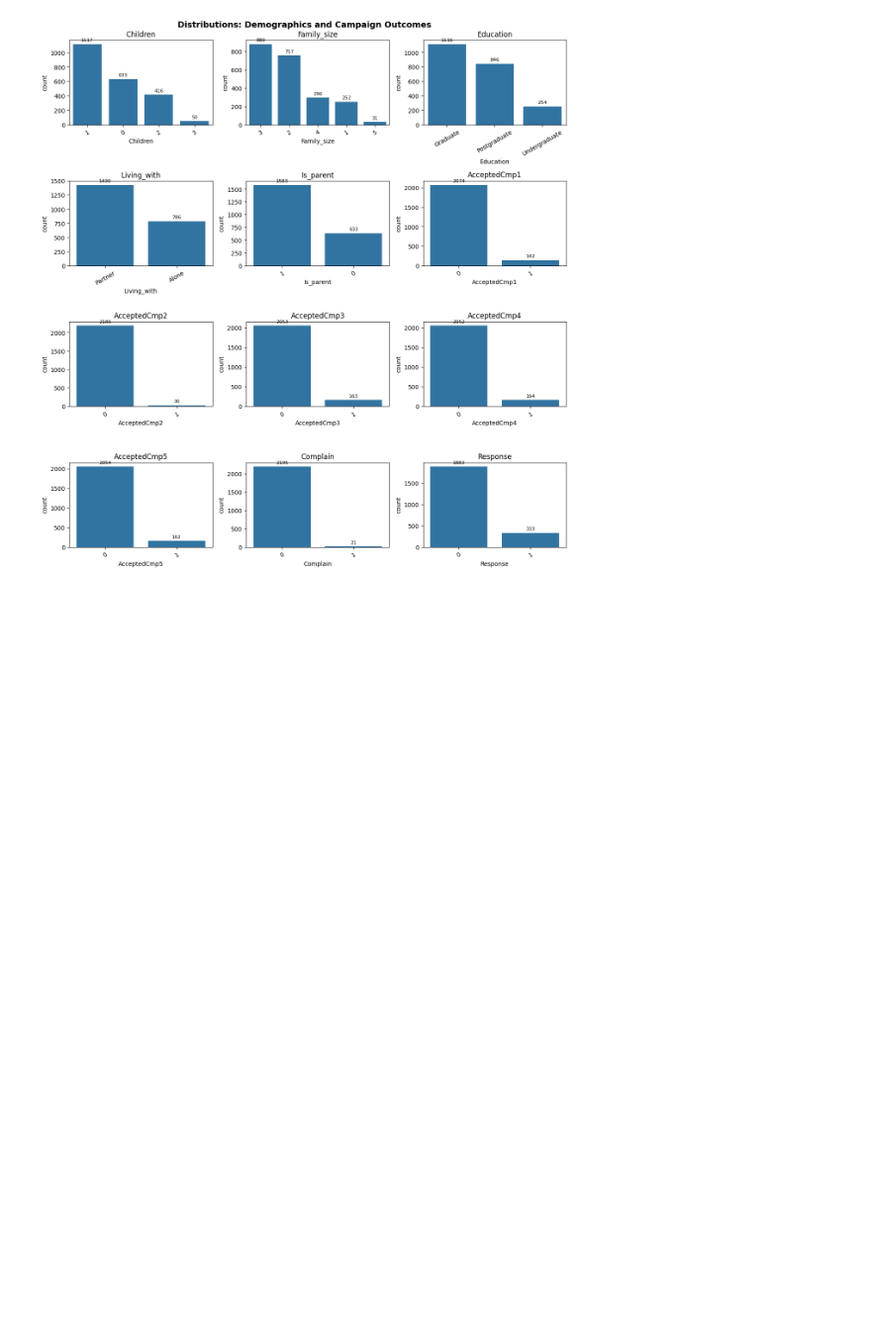
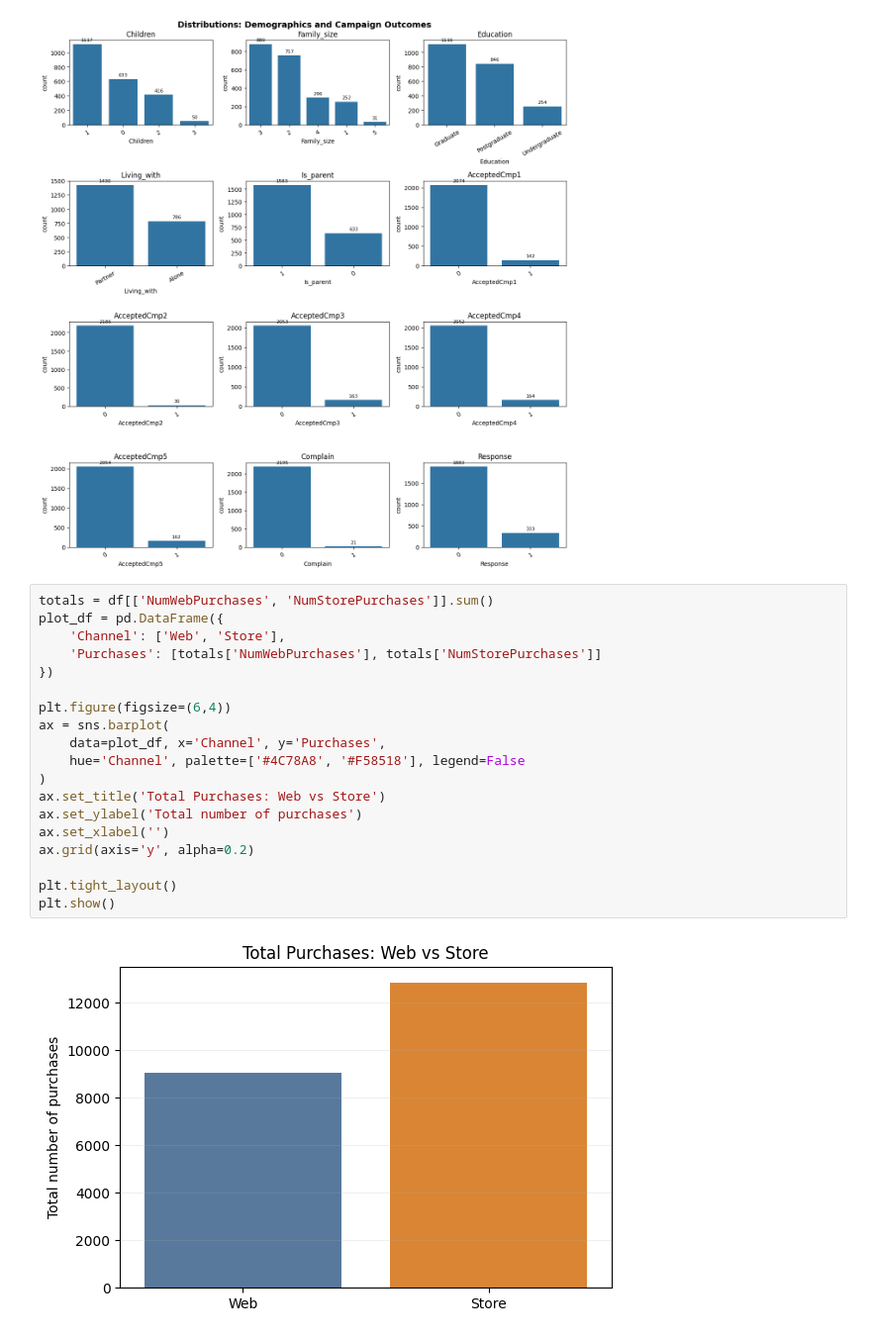
Before and after one commit to jkyamaguchi/ReDI-AI, a Jupyter notebook: Project/customer_segmentation.ipynb, the cells around one changed output. Shown at 99% size. Drawn from its saved outputs; the diff is of its cells as text; blank space fills up the shorter version.

Commit message:
Add bar chart to compare Web and Store purchases; apply clustering focused on web growth and analyze results.

```diff
--- a/Project/customer_segmentation.ipynb
+++ b/Project/customer_segmentation.ipynb
@@ -612,3 +614,24 @@ plot_mixed_grid(df, mixed_cols, ncols=3, title='Distributions: Demographics and
 # %% [output]
 [figure]
 [figure]
+# %%
+totals = df[['NumWebPurchases', 'NumStorePurchases']].sum()
+plot_df = pd.DataFrame({
+    'Channel': ['Web', 'Store'],
+    'Purchases': [totals['NumWebPurchases'], totals['NumStorePurchases']]
+})
+
+plt.figure(figsize=(6,4))
+ax = sns.barplot(
+    data=plot_df, x='Channel', y='Purchases',
+    hue='Channel', palette=['#4C78A8', '#F58518'], legend=False
+)
+ax.set_title('Total Purchases: Web vs Store')
+ax.set_ylabel('Total number of purchases')
+ax.set_xlabel('')
+ax.grid(axis='y', alpha=0.2)
+
+plt.tight_layout()
+plt.show()
+# %% [output]
+[figure, added]
```
Also changed, not shown: parts of 4 cells of this notebook.
